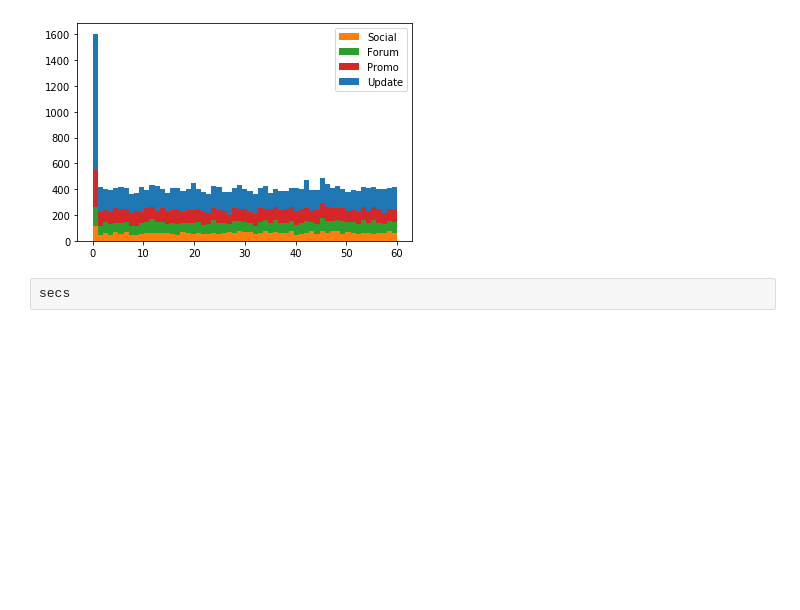
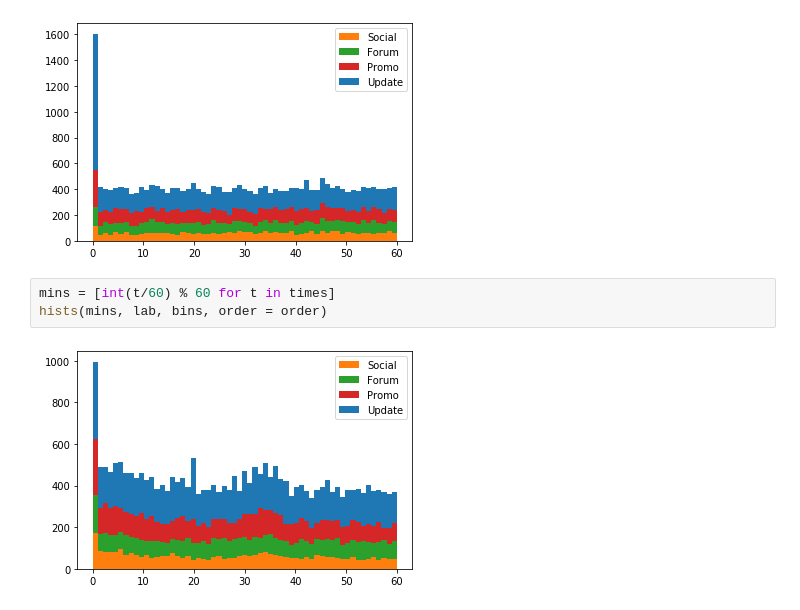
Before and after one commit to karjas/mailsort_project, a Jupyter notebook: scripts/Date extraction.ipynb, the cells around one changed output. Drawn from its saved outputs; the diff is of its cells as text; blank space fills up the shorter version.

```diff
--- a/scripts/Date extraction.ipynb
+++ b/scripts/Date extraction.ipynb
@@ -159,5 +159,8 @@ order = [1,2,3,0]
 hists(secs,lab,bins = bins, order = order)
 # %% [output]
 [figure]
-# %%
-secs
+# %%
+mins = [int(t/60) % 60 for t in times]
+hists(mins, lab, bins, order = order)
+# %% [output]
+[figure, added]
```
Also changed, not shown: parts of 3 cells of this notebook, 1 other file.
